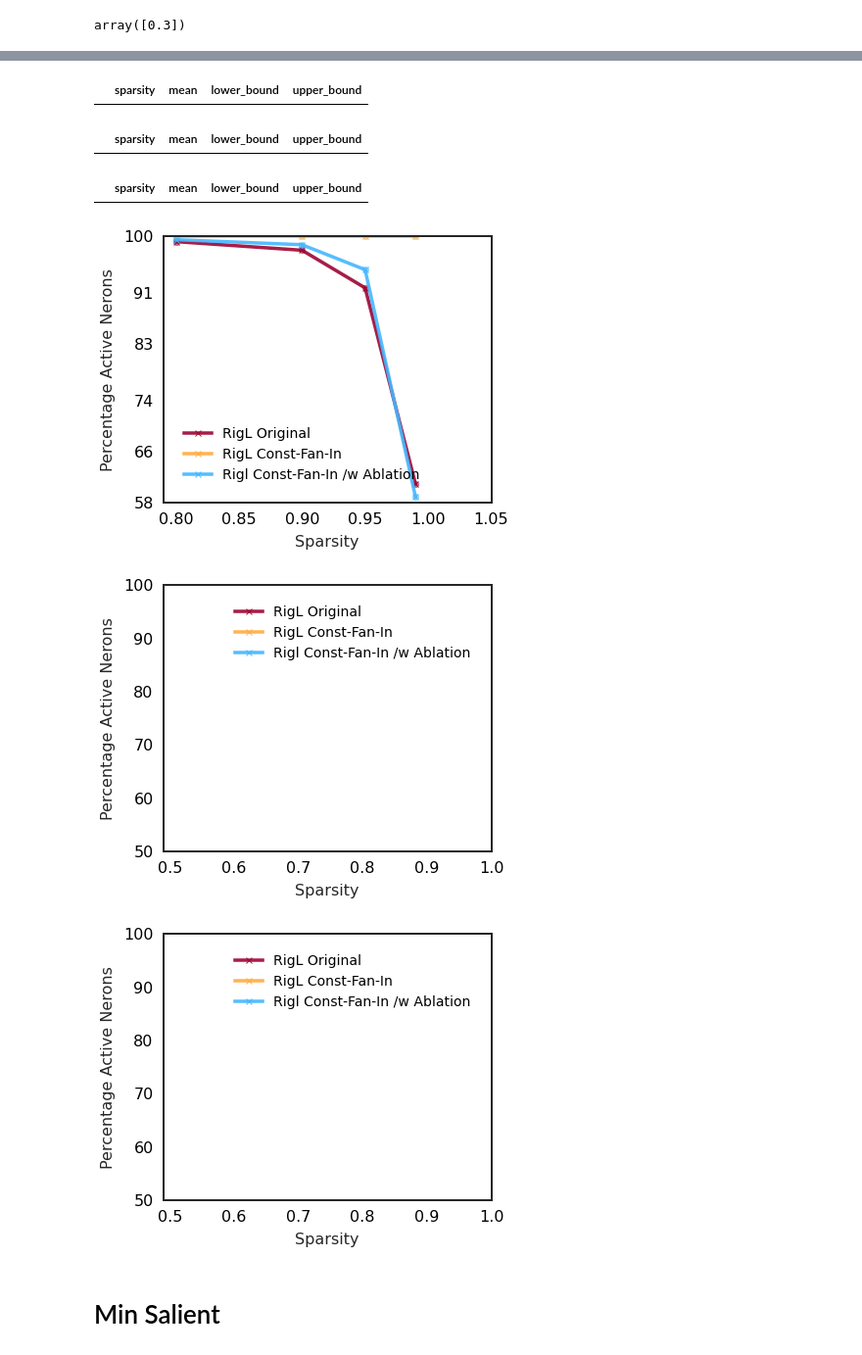
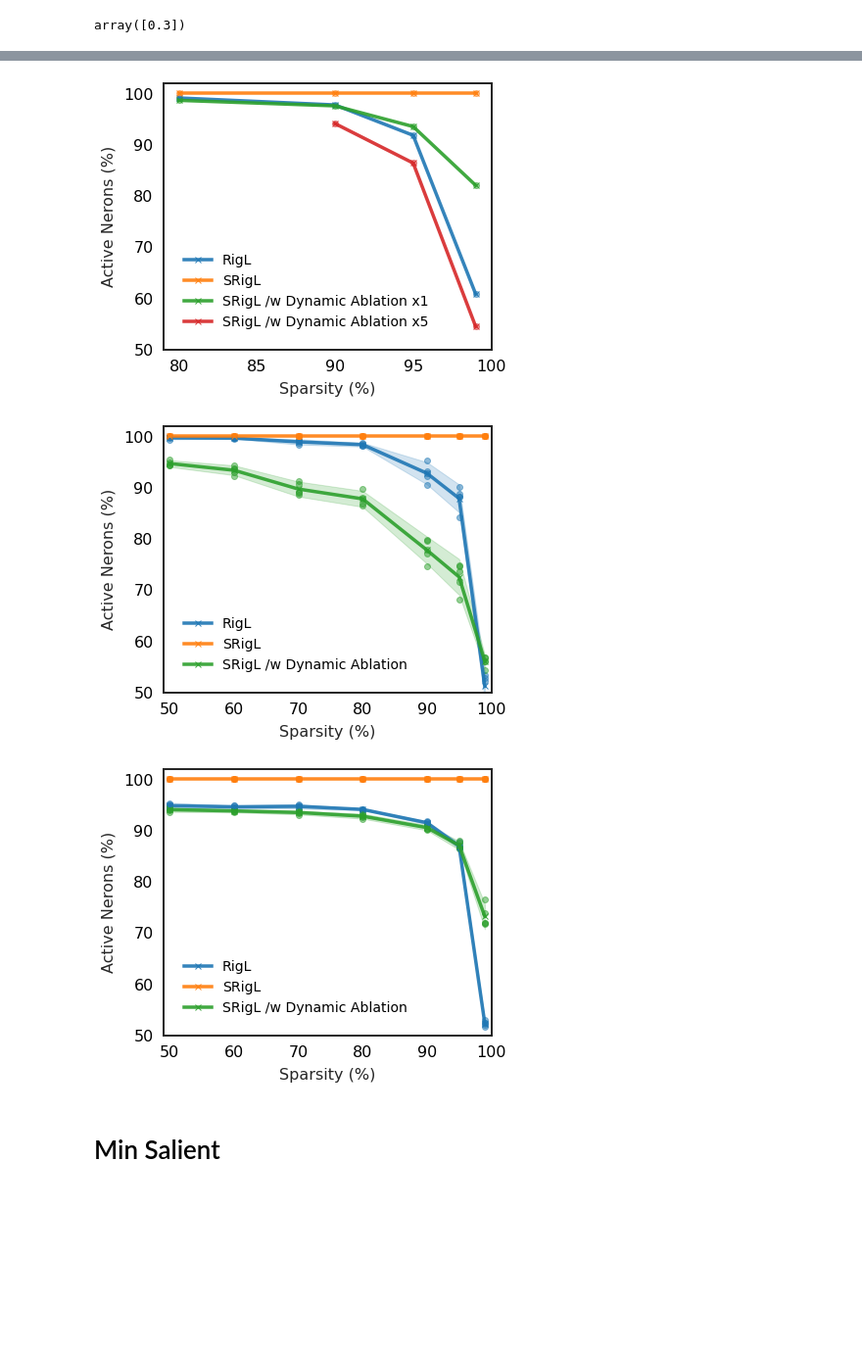
Before and after one commit to calgaryml/condensed-sparsity, a Jupyter notebook: notebooks/final_results.ipynb, the cells around one changed output, grey strips where cells are left out. Shown: that part at 98% size. Saved outputs shown, nothing was run; the diff lists cells and outputs as text; code cells hidden in the pictures; blank space fills up the shorter version.

```diff
--- a/notebooks/final_results.ipynb
+++ b/notebooks/final_results.ipynb
@@ -203,11 +203,13 @@ resnet18_const_fan = cifar_const_fan.loc[(cifar_const_fan["model"]=="resnet18")
 resnet18_og_rigl = df.loc[(df['sweep_id']=="a2uywunn") & (df["model"]=="resnet18")]
 resnet18_no_ablation = df.loc[(df["sweep_id"]=="fn7pgfly") & (df["rigl.min_salient_weights_per_neuron"]==0)& (df["model"]=="resnet18")]  # TODO: Replace with new sweep
 resnet18 = pd.concat([resnet18_const_fan, resnet18_og_rigl, resnet18_no_ablation])
+resnet_ids=resnet18.index
 
 wide_resnet22_const_fan = cifar_const_fan.loc[(cifar_const_fan["model"]=="wide_resnet22") &  (cifar_const_fan["rigl.min_salient_weights_per_neuron"] == _BEST_MIN_SAL_THRES)]
 wide_resnet22_og_rigl = df.loc[(df['sweep_id']=="a2uywunn") & (df["model"]=="wide_resnet22")]
-wide_resnet22_no_ablation = df.loc[(df["sweep_id"]=="fn7pgfly") & (df["rigl.min_salient_weights_per_neuron"]==0)& (df["model"]=="resnet18")]  # TODO: Replace with new sweep
+wide_resnet22_no_ablation = df.loc[(df["sweep_id"]=="fn7pgfly") & (df["rigl.min_salient_weights_per_neuron"]==0)& (df["model"]=="wide_resnet22")]  # TODO: Replace with new sweep
 wide_resnet22 = pd.concat([wide_resnet22_og_rigl, wide_resnet22_const_fan, wide_resnet22_no_ablation])
+wide_res_ids=wide_resnet22.index
 
 imagenet=get_model_results(df, "resnet50", 103)
 imagenet_og_rigl = imagenet.loc[imagenet["rigl.const_fan_in"]==False]
@@ -400,0 +378,3 @@ Name: best_accuracy, dtype: int64
+# %%
+for i,x in enumerate([1,2,3]):
+    print(i)
@@ -681,6 +681,0 @@ df.loc[(df["rigl.const_fan_in"]== False) & (df["rigl.dynamic_ablation"]==True)][
-# %%
-plot_df = imagenet
-for idx, (fan_in, dynamic_ablation) in enumerate(plot_df.groupby(["rigl.const_fan_in", "rigl.dynamic_ablation"], dropna=False).count().index.unique()):
-        df_slice = plot_df.loc[(plot_df["rigl.const_fan_in"] == fan_in) & (plot_df["rigl.dynamic_ablation"] == dynamic_ablation)]
-        print(fan_in, dynamic_ablation)
-        display(df_slice["rigl.dense_allocation"])
@@ -709,28 +682,17 @@ Name: rigl.dense_allocation, dtype: float64
 # %%
-def plot_active_neurons_vs_sparsity(df, model_name="", ylim=[0.9,1.0], xlim=[0.49,1.0]):
+def plot_active_neurons_vs_sparsity(df, model_name="", ylim=[90,100], xlim=[49,100]):
     _TARGET_COL="_TOTAL_PERCENTAGE_ACTIVE_NEURONS"
     df=df.copy(deep=True)
     df = df.sort_values(by="rigl.dense_allocation")
-    df["sparsity"] = 1-df["rigl.dense_allocation"]
+    df["sparsity"] = (1-df["rigl.dense_allocation"])*100
     plot_dfs = []
     fig, ax = plt.subplots(figsize=(6,5))
-    colors = ['#45b6fe','#ffab40','#9c0534'] # '#ffab40' '#ff671f'
 
-
-    for idx, (fan_in, dynamic_ablation) in enumerate(df.groupby(["rigl.const_fan_in", "rigl.dynamic_ablation"], dropna=False).count().index.unique()):
-        df_slice = df.loc[(plot_df["rigl.const_fan_in"] == fan_in) & (df["rigl.dynamic_ablation"] == dynamic_ablation)]
-        if fan_in:
-            if dynamic_ablation:
-                name = "Rigl Const-Fan-In /w Ablation"
-                color=colors[0]
-            else:
-                name = "RigL Const-Fan-In"
-                color=colors[1]
-        else:
-            name = "RigL Original"
-            color=colors[2]
+    for idx, (epoch, fan_in, dynamic_ablation) in enumerate(df.groupby(["epoch", "rigl.const_fan_in", "rigl.dynamic_ablation"], dropna=False).count().index.unique()):
+        df_slice = df.loc[(df["rigl.const_fan_in"] == fan_in) & (df["rigl.dynamic_ablation"] == dynamic_ablation) & (df["epoch"] == epoch)]
+        name, color = series_name_plot_mapper(fan_in, dynamic_ablation, df["epoch"].unique(), int(epoch))
         agg_results = get_confidence_bounds_df(df_slice, target_col=_TARGET_COL)
-        display(agg_results)
+        # display(agg_results)
         ax.plot(
             agg_results["sparsity"], agg_results["mean"], marker='x', label=name, color=color, alpha=0.9
         )
@@ -745,14 +707,14 @@ def plot_active_neurons_vs_sparsity(df, model_name="", ylim=[0.9,1.0], xlim=[0.4
             df_slice["sparsity"], df_slice[_TARGET_COL], marker='o', color=color, alpha=0.5
         )
 
-    plt.xlabel('Sparsity')
-    plt.ylabel('Percentage Active Nerons')
+    plt.xlabel('Sparsity (%)')
+    plt.ylabel('Active Nerons (%)')
     handles, labels = ax.get_legend_handles_labels()
     ax.legend(handles, labels)
     ax.set_ylim(ylim)
     ax.set_xlim(xlim)
     tick_spaces=5
-    y_tick_eps = (max(ylim) - min(ylim))/tick_spaces
+    y_tick_eps = (max(ylim)-2 - min(ylim))/tick_spaces
     y_ticks = [int(min(ylim)+y_tick_eps*x) for x in range(tick_spaces+1)]
     ax.set_yticks(y_ticks)
     fig.savefig(f"{model_name}_perc_active.png", dpi=600, bbox_inches="tight")
@@ -768,7 +730,7 @@ def plot_active_neurons_vs_sparsity(df, model_name="", ylim=[0.9,1.0], xlim=[0.4
 # fig = plot_active_neurons_vs_sparsity(imagenet.loc[imagenet_ids], "imagenet", ylim=[58, 100], xlim=[0.79, 1.0])
 # fig = plot_active_neurons_vs_sparsity(df.loc[new_high_sparse_ids+resnet18_const_fan_false_ids], "resnet18", ylim=[50, 100])
 # fig = plot_active_neurons_vs_sparsity(df.loc[wide_const_fan_ids+wide_resnet22_const_fan_false_ids], "wide_resnet22", ylim=[50, 100])
-fig = plot_active_neurons_vs_sparsity(imagenet, "imagenet", ylim=[58, 100], xlim=[0.79, 1.05])
-fig = plot_active_neurons_vs_sparsity(df.loc[resnet_ids], "resnet18", ylim=[50, 100])
-fig = plot_active_neurons_vs_sparsity(df.loc[wide_res_ids], "wide_resnet22", ylim=[50, 100])
+fig = plot_active_neurons_vs_sparsity(imagenet, "imagenet", ylim=[50, 102], xlim=[79, 100])
+fig = plot_active_neurons_vs_sparsity(df.loc[resnet_ids], "resnet18", ylim=[50, 102])
+fig = plot_active_neurons_vs_sparsity(df.loc[wide_res_ids], "wide_resnet22", ylim=[50, 102])
 # %% [output]
@@ -793,8 +737,5 @@ fig = plot_active_neurons_vs_sparsity(df.loc[wide_res_ids], "wide_resnet22", yli
-|  | sparsity | mean | lower_bound | upper_bound |
-|  | sparsity | mean | lower_bound | upper_bound |
-|  | sparsity | mean | lower_bound | upper_bound |
-[figure, old version]
+[figure, new version]
-[figure, old version]
+[figure, new version]
-[figure, old version]
+[figure, new version]
 # %% [markdown]
 # Min Salient
```
Also changed, not shown: parts of 20 cells of this notebook, 2 other files.
